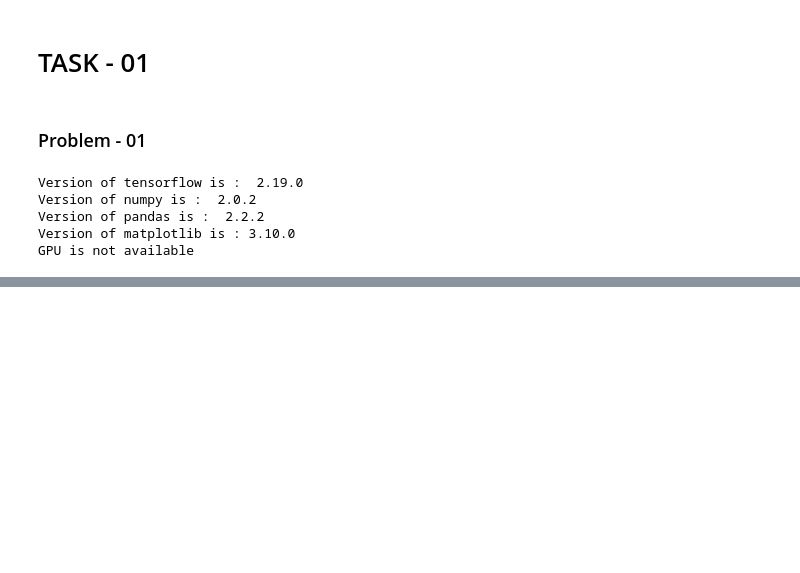
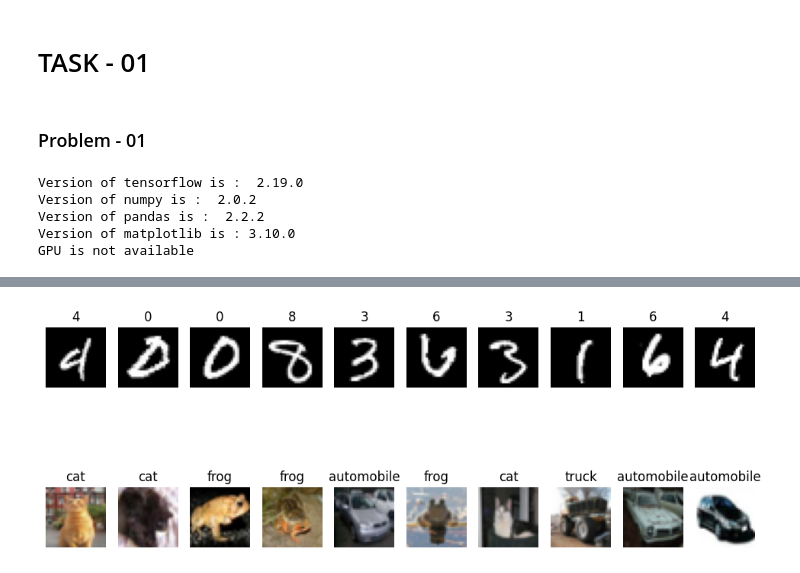
Before and after one commit to ratnesh44/cnn, a Jupyter notebook: Untitled0.ipynb, the cells around one changed output, grey strips where cells are left out. Cells and saved outputs as stored; diff of their text form; code cells hidden in the pictures; blank space fills up the shorter version.

Commit message:
Added MNIST & CIFAR-10 dataset analysis and sample visualization

```diff
--- a/Untitled0.ipynb
+++ b/Untitled0.ipynb
@@ -41,0 +44,8 @@ random.seed(42)
+# %%
+from tensorflow.keras.datasets import mnist, cifar10
+
+# Load MNIST
+(x_train_mnist, y_train_mnist), (x_test_mnist, y_test_mnist) = mnist.load_data()
+
+# Load CIFAR-10
+(x_train_cifar, y_train_cifar), (x_test_cifar, y_test_cifar) = cifar10.load_data()
@@ -41,0 +123,27 @@ random.seed(42)
+# %%
+# CIFAR-10 class names
+cifar_classes = ['airplane', 'automobile', 'bird', 'cat', 'deer',
+                 'dog', 'frog', 'horse', 'ship', 'truck']
+
+plt.figure(figsize=(12,5))
+
+# MNIST (top row)
+for i in range(10):
+    idx = np.random.randint(0, 60000)
+    plt.subplot(2, 10, i+1)
+    plt.imshow(x_train_mnist[idx], cmap='gray')
+    plt.title(y_train_mnist[idx])
+    plt.axis('off')
+
+# CIFAR-10 (bottom row)
+for i in range(10):
+    idx = np.random.randint(0, 50000)
+    plt.subplot(2, 10, 10+i+1)
+    plt.imshow(x_train_cifar[idx])
+    plt.title(cifar_classes[y_train_cifar[idx][0]])
+    plt.axis('off')
+
+plt.savefig("dataset_samples.png")
+plt.show()
+# %% [output]
+[figure, added]
```
Also changed, not shown: parts of 6 cells of this notebook.
